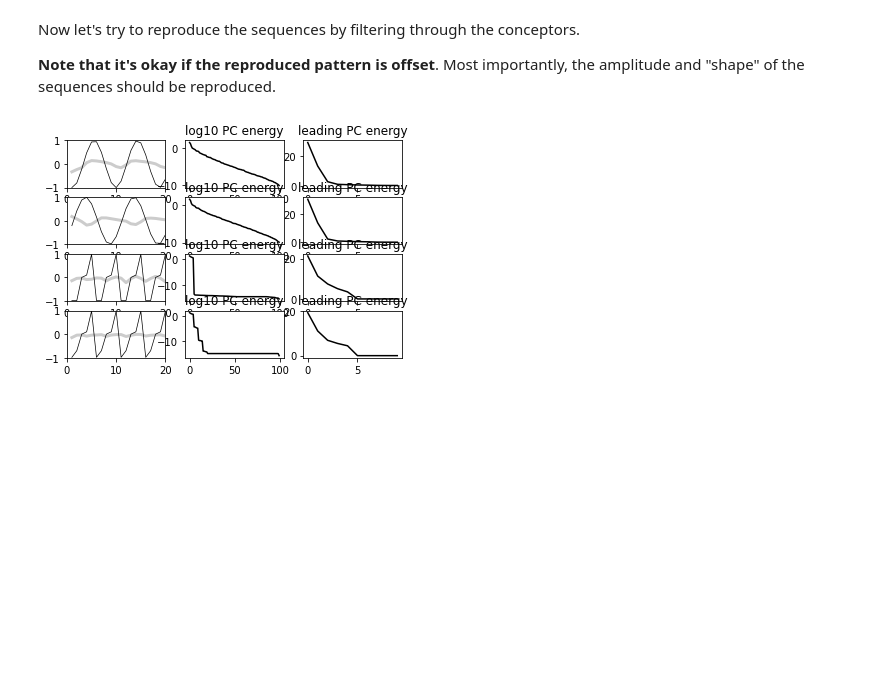
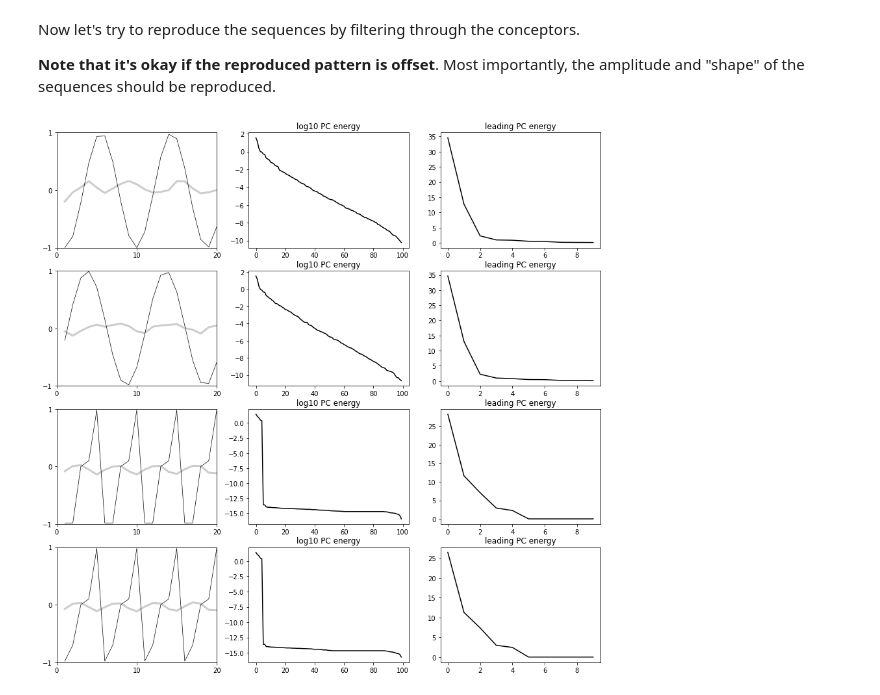
Before and after one commit to HugoChateauLaurent/Jaeger2014_reproduction, a Jupyter notebook: four_seq_conceptors.ipynb, the cells around one changed output. Drawn from its saved outputs; the diff is of its cells as text; code cells hidden in the pictures; blank space fills up the shorter version.

```diff
--- a/four_seq_conceptors.ipynb
+++ b/four_seq_conceptors.ipynb
@@ -122,13 +124,30 @@ for i in range(len(sequences)):
 # %% [markdown]
 # Create a conceptor
 # %%
-def create_conceptor(states, warmup, aperture=5, return_R=False):
+# A = np.random.random((50,50))
+# U,S,V_H = np.linalg.svd(A)
+# print(S)
+# print(U.shape, S.shape, V_H.shape)
+# print((U*S).shape)
+# print(A-np.dot(U*S,V_H))
+
+def create_conceptor(states, warmup, aperture, return_R=False, thr_low=0, thr_hi=1):
     X = states[warmup:]
     R = np.dot(X.T,X)/X.shape[0] # correlation matrix
     C = np.matmul(R, np.linalg.pinv(R+np.identity(X.shape[1])/aperture**2))
+
+    # zero small singular values and set large ones to one
+    U,S,V = np.linalg.svd(C)
+    S[np.where(S>thr_hi)] = 1
+    S[np.where(S<thr_low)] = 0
+    C = np.dot(U*S, V)
+
     if return_R:
         return C,R
     return C
+
+# def zeroing(C):
+#     lkjzer
 
 def plot_sv(mat, log, title="", ax=plt, show=True, n_values=None):
     if n_values is None:
@@ -151,26 +170,44 @@ Now let's try to reproduce the sequences by filtering through the conceptors.
 # %%
 test_states = np.zeros(test_states.shape)
 Y_pred = np.zeros(Y_pred.shape)
 
 W = loaded_reservoir.W
 b = reservoir.bias
 
-fig, axes = plt.subplots(nrows=len(sequences), ncols=3)
+def conceptor_run(C, X_0, W, b, n_timesteps=500):
+    Z = np.zeros((n_timesteps+1, X_0.size))
+    X = np.zeros((n_timesteps+1, X_0.size))
+
+    X[0,:] = X_0
+    for i in range(n_timesteps):
+        Z[i+1,:] = np.array(np.tanh(np.dot(W,X[i,:,None])+b))[:,0]
+        X[i+1,:] = np.dot(C, Z[i+1,:]) # filter by conceptor
+        X[i+1,:] = np.dot(C, Z[i+1,:]) # filter by conceptor
+
+    return X[1:],Z[1:] # remove initialization step
+
+fig, axes = plt.subplots(nrows=len(sequences), ncols=3, figsize=(15,15))
 for i in range(len(sequences)):
-    C,R = create_conceptor(X[i,:,:], warmup=500, aperture=10, return_R=True)
+
+    C,R = create_conceptor(X[i,:,:], warmup=500, aperture=10**2.1, return_R=True)
+
+    # compute filtered dynamics
+    test_states,_ = conceptor_run(C, X[i,500], W, b, 500)
+
+    # decode dynamics with readout
+    Y_pred = readout.run(test_states)
+
+    # plot singular values and signals
     plot_sv(R, log=True, title="log10 PC energy", ax=axes[i,1], show=False)
     if section:
         plot_sv(R, log=False, title="leading PC energy", ax=axes[i,2], show=False, n_values=10)
     else:
         plot_sv(C, log=False, title="s", ax=axes[i,2], show=False)
-    test_states[i,0,:] = np.dot(C, np.array(np.tanh(np.dot(W,X[i,500,:,None])+b))[:,0])
-    for j in range(test_states.shape[1]-1):
-        test_states[i,j+1,:] = np.dot(C, np.array(np.tanh(np.dot(W,test_states[i,j,:,None])+b))[:,0])
-
-    Y_pred = readout.run(test_states[i])
-
     plot_sequence(x, sequences[i][500:], show=False, ax=axes[i,0], color='black', linewidth=0.7)
     plot_sequence(x, Y_pred, show=False, ax=axes[i,0], linewidth=3, alpha=.2, color='black')
+
+
+
 plt.show()
 # %% [output]
-[figure, old version]
+[figure, new version]
```
Also changed, not shown: parts of 7 cells of this notebook.
